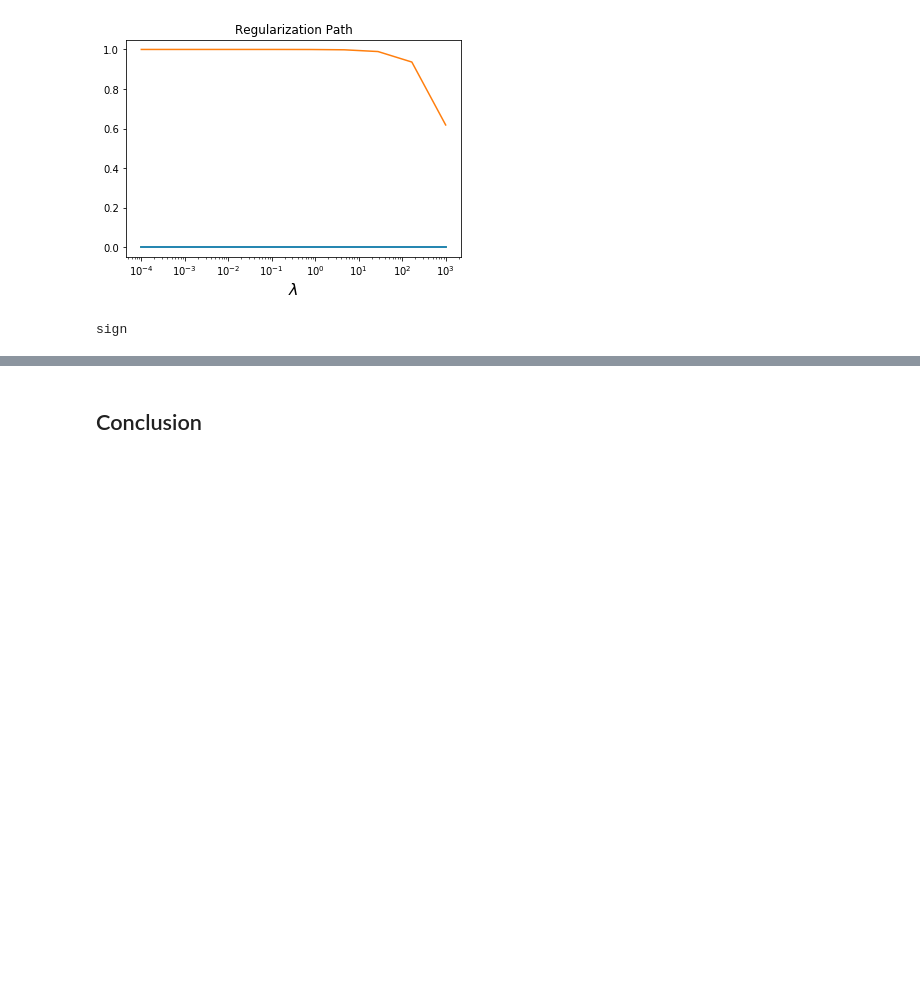
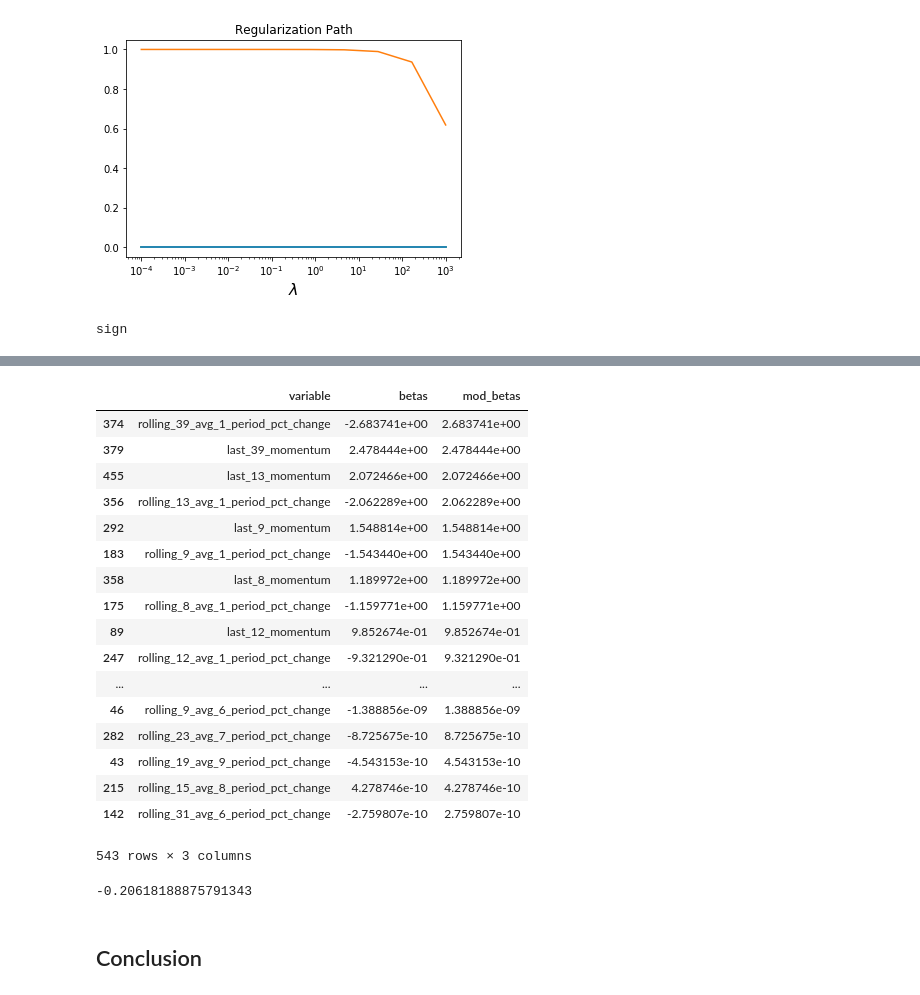
Before and after one commit to HugoLu88/Strategy-creation, a Jupyter notebook: strategy_elastic_net_v2.ipynb, the cells around one changed output, grey strips where cells are left out. Cells and saved outputs as stored; diff of their text form; code cells hidden in the pictures; blank space fills up the shorter version.

Commit message:
TESTING DIFFERENT DATA

```diff
--- a/strategy_elastic_net_v2.ipynb
+++ b/strategy_elastic_net_v2.ipynb
@@ -708,7 +694,7 @@ total_variance = np.trace(covariance)
 out_copy = out.copy(deep = True
                    )
 # %%
-dep_var = 'forward_21_opportunity_pct_sign'
+dep_var = 'forward_5_opportunity_pct_size'
 print(dep_var_type)
 x_variables_actual = []
 x_variables_actual = list(set(x_var_list))
@@ -787,7 +773,7 @@ Values remaining: 1
 [figure]
 [figure]
 # %%
-dep_var = 'forward_21_opportunity_pct_sign'
+dep_var = 'forward_30_opportunity_pct_size'
 print(dep_var_type)
 x_variables_actual = []
 x_variables_actual = list(set(x_var_list))
@@ -874,0 +890,26 @@ AttributeError: 'numpy.ndarray' object has no attribute 'apply'
+# %%
+results = pd.DataFrame()
+results['variable'] = x_variables_actual
+results['betas'] = opt_beta
+results['mod_betas'] = results['betas'].apply(lambda x: -x if x < 0 else x)
+# %%
+results.sort_values(by = "mod_betas", ascending = False)
+# %% [output]
+|  | variable | betas | mod_betas |
+| 374 | rolling_39_avg_1_period_pct_change | -2.683741e+00 | 2.683741e+00 |
+| 379 | last_39_momentum | 2.478444e+00 | 2.478444e+00 |
+| 455 | last_13_momentum | 2.072466e+00 | 2.072466e+00 |
+| 356 | rolling_13_avg_1_period_pct_change | -2.062289e+00 | 2.062289e+00 |
+| 292 | last_9_momentum | 1.548814e+00 | 1.548814e+00 |
+| 183 | rolling_9_avg_1_period_pct_change | -1.543440e+00 | 1.543440e+00 |
+| 358 | last_8_momentum | 1.189972e+00 | 1.189972e+00 |
+| 175 | rolling_8_avg_1_period_pct_change | -1.159771e+00 | 1.159771e+00 |
+| 89 | last_12_momentum | 9.852674e-01 | 9.852674e-01 |
+| 247 | rolling_12_avg_1_period_pct_change | -9.321290e-01 | 9.321290e-01 |
+| ... | ... | ... | ... |
+| 46 | rolling_9_avg_6_period_pct_change | -1.388856e-09 | 1.388856e-09 |
+| 282 | rolling_23_avg_7_period_pct_change | -8.725675e-10 | 8.725675e-10 |
+| 43 | rolling_19_avg_9_period_pct_change | -4.543153e-10 | 4.543153e-10 |
+| 215 | rolling_15_avg_8_period_pct_change | 4.278746e-10 | 4.278746e-10 |
+| 142 | rolling_31_avg_6_period_pct_change | -2.759807e-10 | 2.759807e-10 |
+543 rows × 3 columns
@@ -878,4 +926,8 @@ pred_ss = sum(((Y_test - y_pred)**2)**(0.5))
 r_squared = 1- (pred_ss/avg_ss)
+# %%
+r_squared
+# %% [output]
+-0.20618188875791343
 # %% [markdown]
 ## Conclusion
 # %%
```
Also changed, not shown: parts of 17 cells of this notebook.
